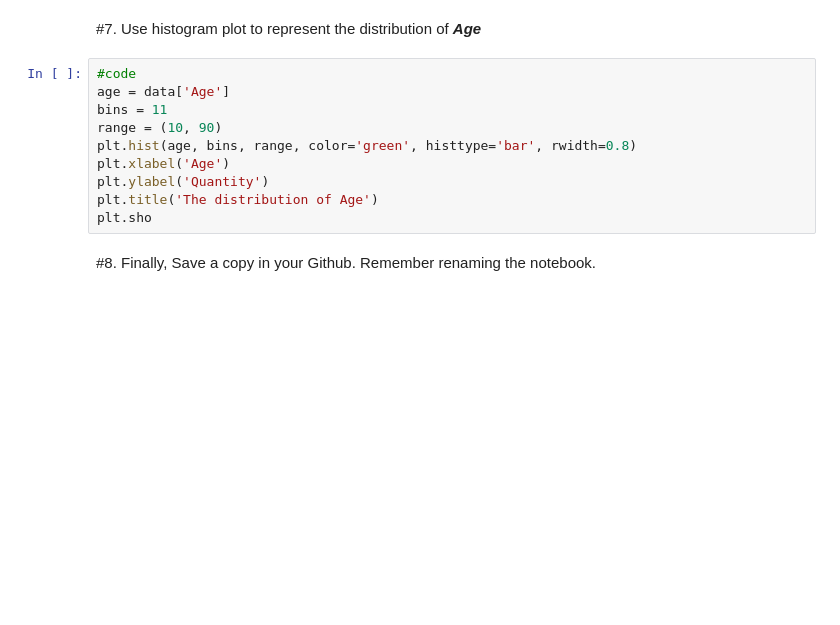
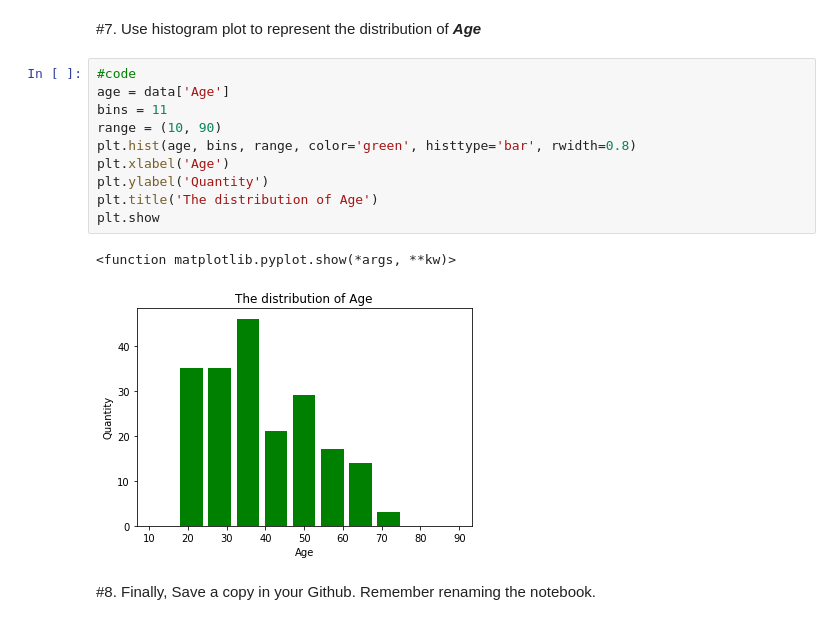
Before and after one commit to HoangTrungHieu-20130260/ML2023_20130260_HoangTrungHieu, a Jupyter notebook: Lab_2_20130260_HoangTrungHieu.ipynb, the cells around one changed output. Drawn from its saved outputs; the diff is of its cells as text; blank space fills up the shorter version.

```diff
--- a/Lab_2_20130260_HoangTrungHieu.ipynb
+++ b/Lab_2_20130260_HoangTrungHieu.ipynb
@@ -104,13 +104,16 @@ plt.show()
 # %%
 #code
 age = data['Age']
 bins = 11
 range = (10, 90)
 plt.hist(age, bins, range, color='green', histtype='bar', rwidth=0.8)
 plt.xlabel('Age')
 plt.ylabel('Quantity')
 plt.title('The distribution of Age')
-plt.sho
+plt.show
+# %% [output]
+<function matplotlib.pyplot.show(*args, **kw)>
+[figure, added]
 # %% [markdown]
 #8. Finally,
 Save a copy in your Github. Remember renaming the notebook.
```
